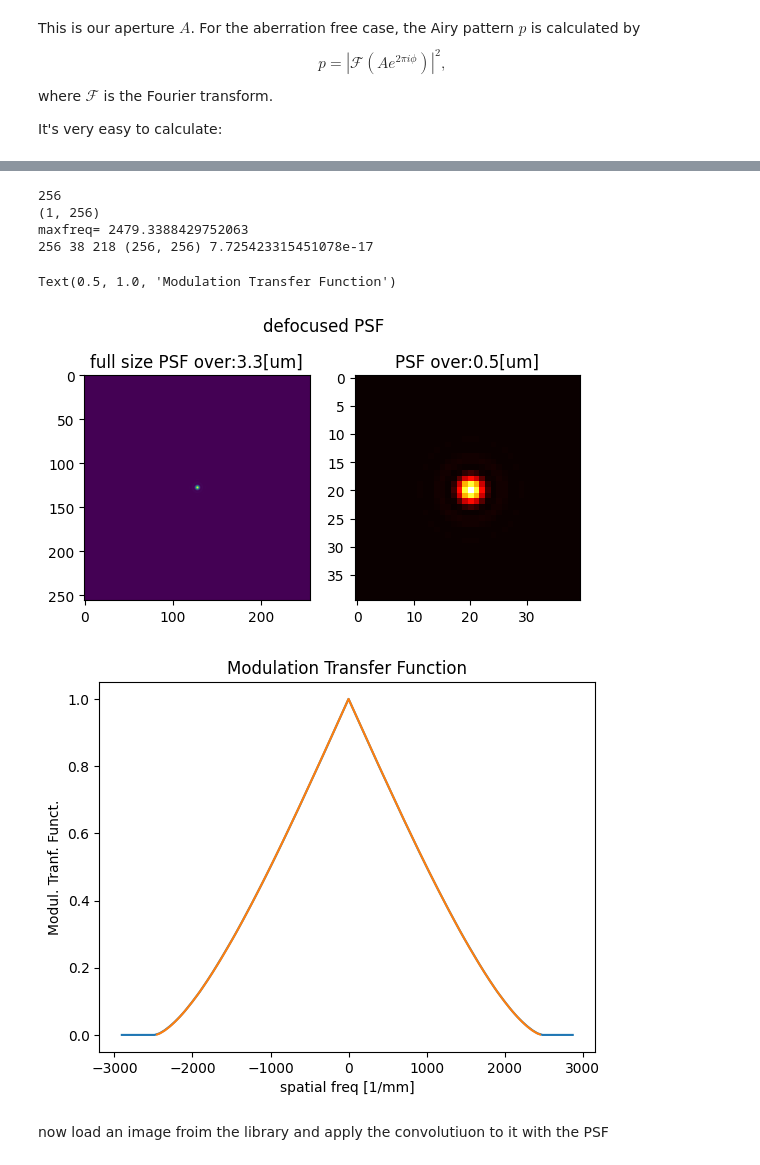
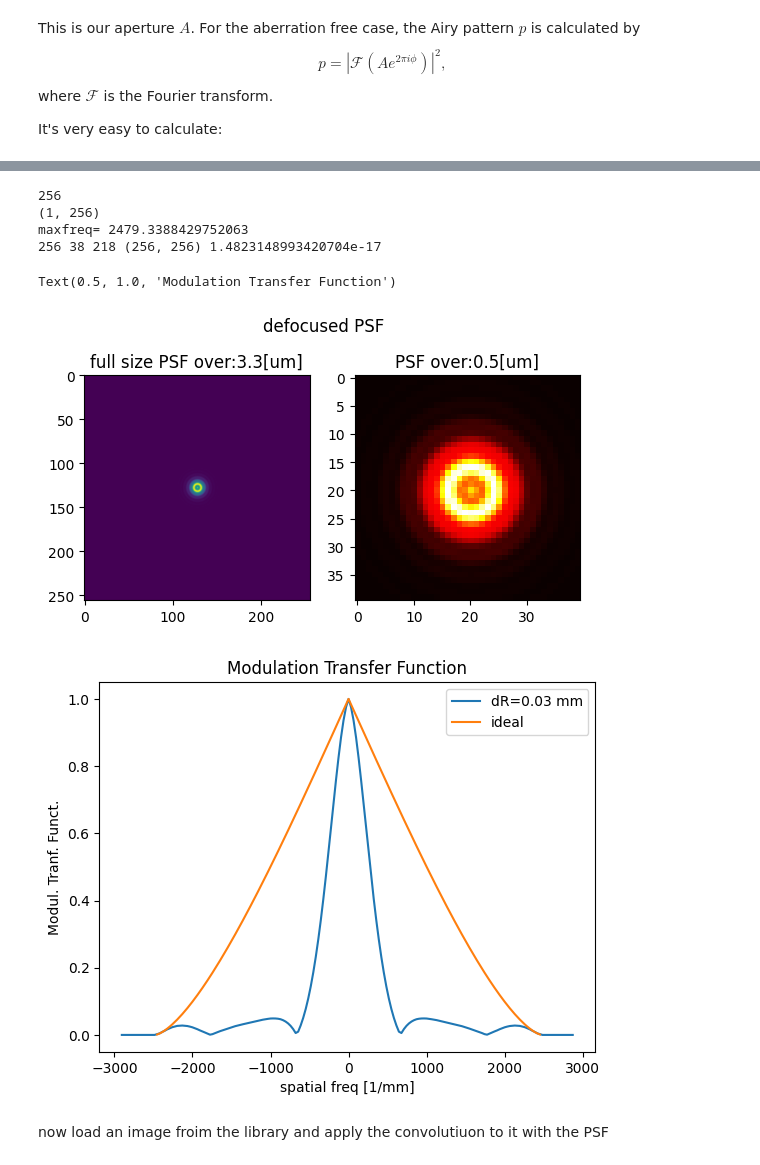
Before and after one commit to Gchirico63/Didattica, a Jupyter notebook: PhysicalPropagation/PSF_Aberrated.ipynb, the cells around one changed output, grey strips where cells are left out. Drawn from its saved outputs; the diff is of its cells as text; code cells hidden in the pictures.

```diff
--- a/PhysicalPropagation/PSF_Aberrated.ipynb
+++ b/PhysicalPropagation/PSF_Aberrated.ipynb
@@ -224,7 +224,7 @@ def Defocus(x,y,wave,R,dR):
 focal   = 22      ### mm
 
 R       = focal ###curvature radius  CHANGE HERE THE PARAMETER TO TRY
-dR      = 0.0 ### defocus parawmeter in mm. TRY TO CHANGE IT HERE
+dR      = 0.03 ### defocus parawmeter in mm. TRY TO CHANGE IT HERE
 
 Complex_defocus = Defocus(xxp,yyp,wave,R,dR)
 print (np.angle(Complex_defocus).max(),xxp.shape,Complex_defocus.shape)
@@ -293,38 +293,39 @@ A1[0].set_title('full size PSF over:'+str(np.round(xx.max(),1))+'[um]')
 
 #zoom in
 crop    =   20
 A1[1].imshow(defPSF[a-crop:a+crop,b-crop:b+crop],cmap='hot')
 A1[1].set_title('PSF over:'+str(np.round(xx[0,b-crop:b+crop].max(),1))+'[um]')
 
 ########### comnpute the MTF
 MTF   = np.abs(np.fft.fftshift(np.fft.fft2(defPSF)))
 MTF = MTF/MTF.max()
 
 df = wave*focal/(Mm*pupil_rad*2)
 frequenze   = np.fft.fftshift(np.fft.fftfreq(sizeL,df))
 MTF_ideal = Ideal_MTF(frequenze,wave,focal,diaph)
 
 max_freq  = 2*diaph/focal/wave
 print ('maxfreq=',max_freq,)
 plt.figure()
 m     =90
 i0    = sizeL//2 - m
 i1    = sizeL//2 + m
 print (sizeL,i0,i1,MTF.shape,MTF[sizeL//2,sizeL//2+m])
-plt.plot(frequenze[i0:i1], MTF[sizeL//2 , i0:i1])
-plt.plot(frequenze[i0:i1], MTF_ideal[i0:i1])
+plt.plot(frequenze[i0:i1], MTF[sizeL//2 , i0:i1],label='dR='+str(dR)+' mm')
+plt.plot(frequenze[i0:i1], MTF_ideal[i0:i1],label='ideal')
+plt.legend()
 
 plt.xlabel('spatial freq [1/mm]')
 plt.ylabel('Modul. Tranf. Funct.')
 plt.title('Modulation Transfer Function')
 # %% [output]
 256
 (1, 256)
 maxfreq= 2479.3388429752063
-256 38 218 (256, 256) 7.725423315451078e-17
+256 38 218 (256, 256) 1.4823148993420704e-17
 Text(0.5, 1.0, 'Modulation Transfer Function')
-[figure, old version]
+[figure, new version]
-[figure, old version]
+[figure, new version]
 # %% [markdown]
 now load an image froim the library and apply the convolutiuon to it with the PSF
 # %%
```
Also changed, not shown: parts of 2 cells of this notebook.
